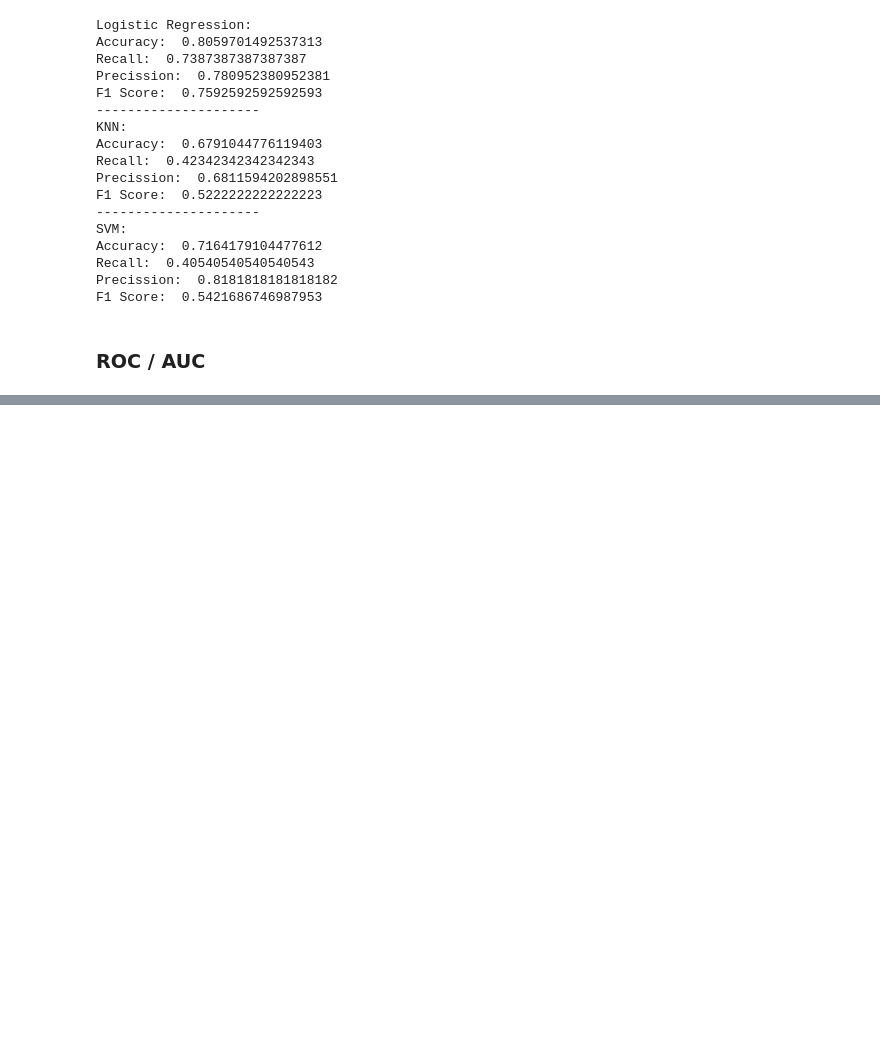
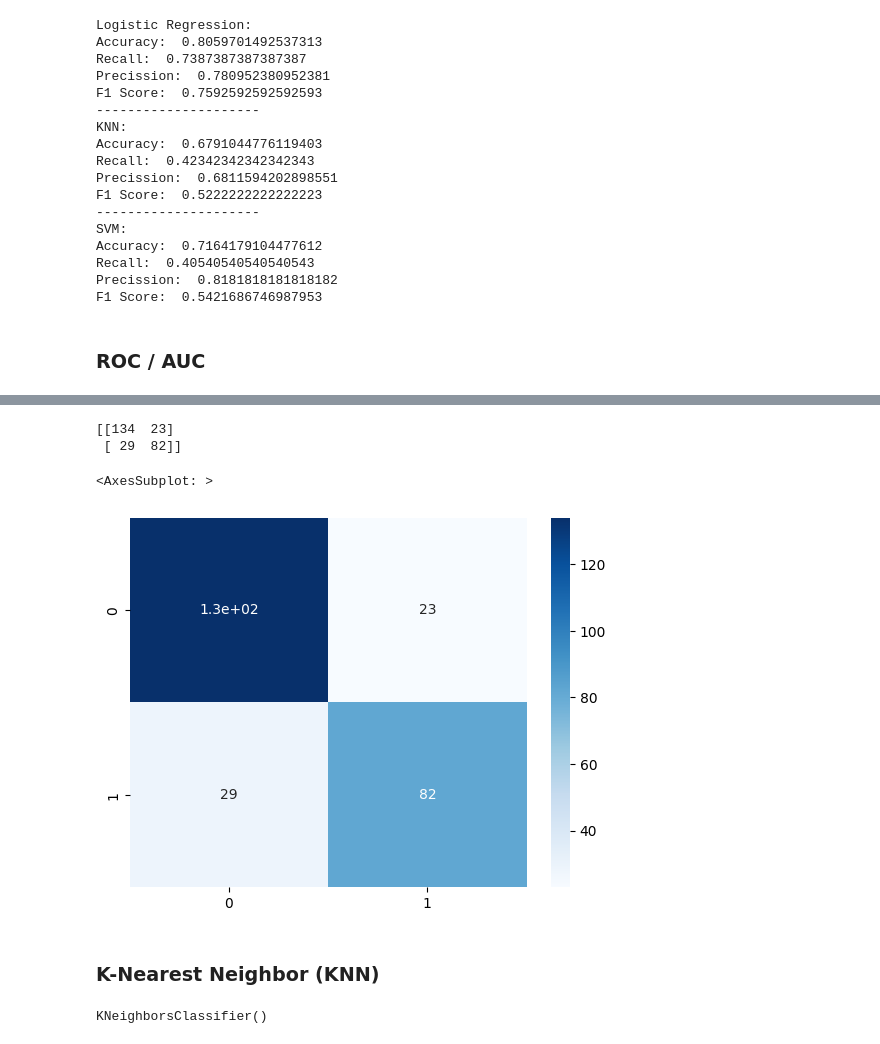
Before and after one commit to sergani/ml-titanic-survivors, a Jupyter notebook: ML - Project - Titanic Survivors.ipynb, the cells around one changed output, grey strips where cells are left out. Cells and saved outputs as stored; diff of their text form; code cells hidden in the pictures; blank space fills up the shorter version.

```diff
--- a/ML - Project - Titanic Survivors.ipynb
+++ b/ML - Project - Titanic Survivors.ipynb
@@ -780,0 +850,11 @@ SVM AUC: 0.7799391748436335
+# %%
+# evaluate the model
+lr_std_con_matrix = confusion_matrix(y_test, lr_y_pred)
+print(lr_std_con_matrix)
+
+sns.heatmap(lr_std_con_matrix, annot=True, cmap='Blues')
+# %% [output]
+[[134  23]
+ [ 29  82]]
+<AxesSubplot: >
+[figure, added]
@@ -780,0 +867,10 @@ SVM AUC: 0.7799391748436335
+# %% [markdown]
+### K-Nearest Neighbor (KNN)
+# %%
+# model
+# Best: 0.6720600785116915 using {'metric': 'manhattan', 'n_neighbors': 17, 'weights': 'distance'}
+
+knn_std_model = KNeighborsClassifier()  # n_neighbors = 5
+knn_std_model.fit(x_train, y_train)
+# %% [output]
+KNeighborsClassifier()
```
Also changed, not shown: parts of 39 cells of this notebook.
